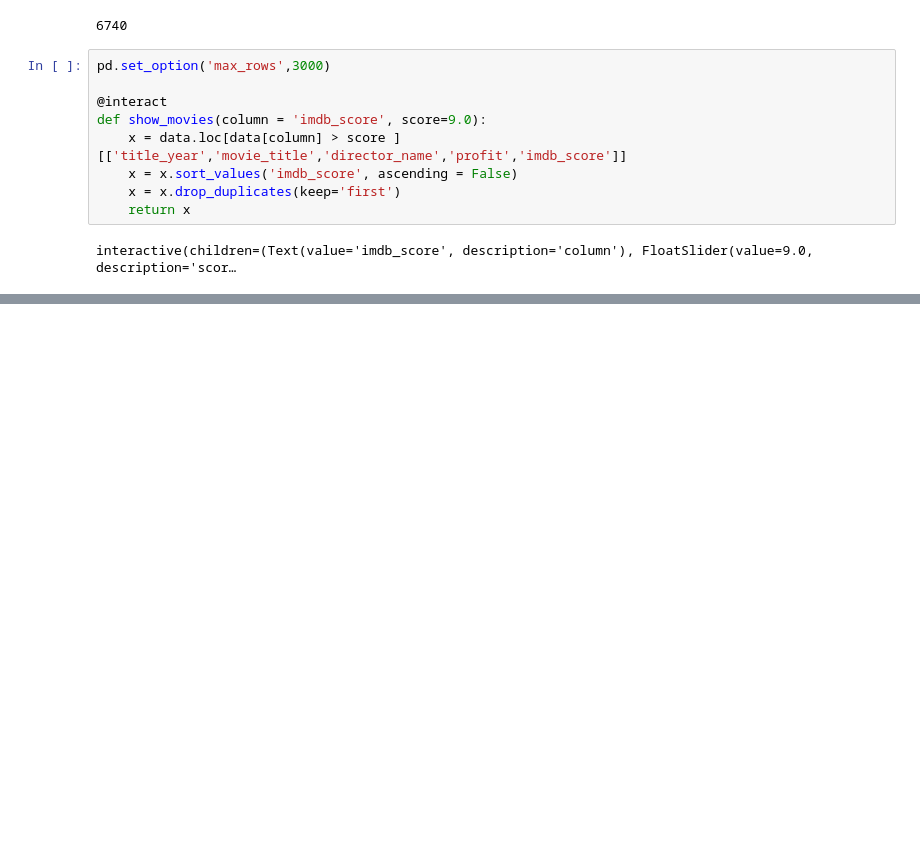
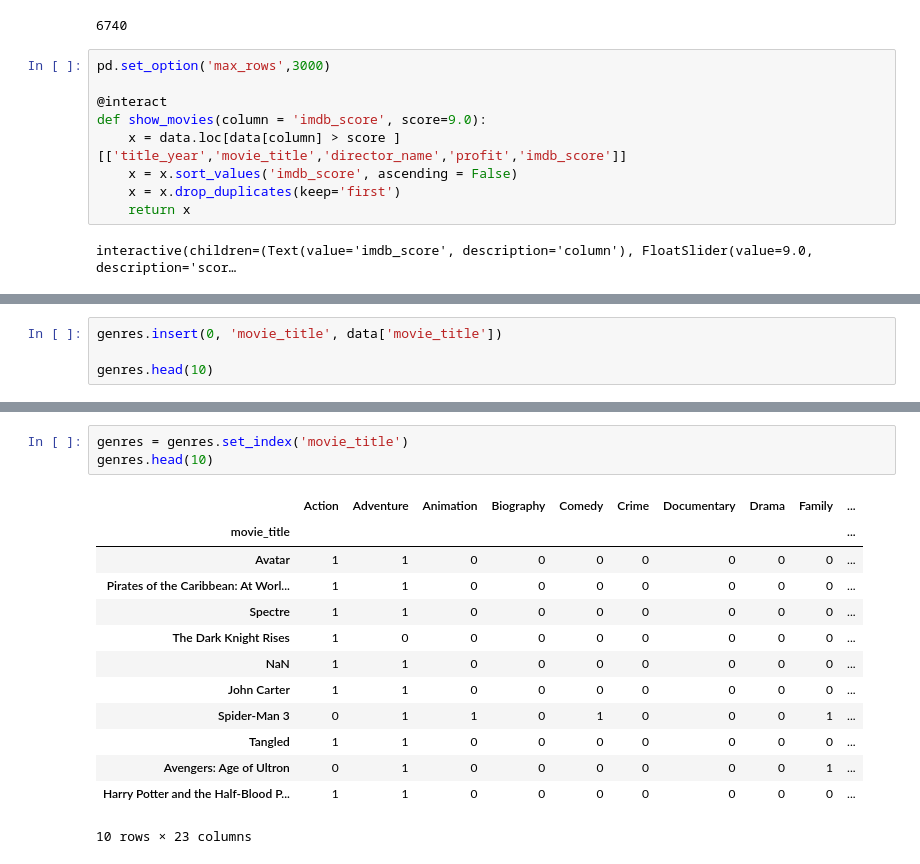
Before and after one commit to MSaaad/Data-science-practice, a Jupyter notebook: MovieRecommendation/IMDB Movie Data.ipynb, the cells around one changed output, grey strips where cells are left out. Cells and saved outputs as stored; diff of their text form; blank space fills up the shorter version.

```diff
--- a/MovieRecommendation/IMDB Movie Data.ipynb
+++ b/MovieRecommendation/IMDB Movie Data.ipynb
@@ -563,0 +676,4 @@ def show_articles(column = ['budget','gross'], x=1000):
+# %%
+genres.insert(0, 'movie_title', data['movie_title'])
+
+genres.head(10)
@@ -563,0 +693,17 @@ def show_articles(column = ['budget','gross'], x=1000):
+# %%
+genres = genres.set_index('movie_title')
+genres.head(10)
+# %% [output]
+|  | Action | Adventure | Animation | Biography | Comedy | Crime | Documentary | Drama | Family | ... |
+| movie_title |  |  |  |  |  |  |  |  |  | ... |
+| Avatar | 1 | 1 | 0 | 0 | 0 | 0 | 0 | 0 | 0 | ... |
+| Pirates of the Caribbean: At Worl... | 1 | 1 | 0 | 0 | 0 | 0 | 0 | 0 | 0 | ... |
+| Spectre | 1 | 1 | 0 | 0 | 0 | 0 | 0 | 0 | 0 | ... |
+| The Dark Knight Rises | 1 | 0 | 0 | 0 | 0 | 0 | 0 | 0 | 0 | ... |
+| NaN | 1 | 1 | 0 | 0 | 0 | 0 | 0 | 0 | 0 | ... |
+| John Carter | 1 | 1 | 0 | 0 | 0 | 0 | 0 | 0 | 0 | ... |
+| Spider-Man 3 | 0 | 1 | 1 | 0 | 1 | 0 | 0 | 0 | 1 | ... |
+| Tangled | 1 | 1 | 0 | 0 | 0 | 0 | 0 | 0 | 0 | ... |
+| Avengers: Age of Ultron | 0 | 1 | 0 | 0 | 0 | 0 | 0 | 0 | 1 | ... |
+| Harry Potter and the Half-Blood P... | 1 | 1 | 0 | 0 | 0 | 0 | 0 | 0 | 0 | ... |
+10 rows × 23 columns
```
Also changed, not shown: parts of 17 cells of this notebook.
